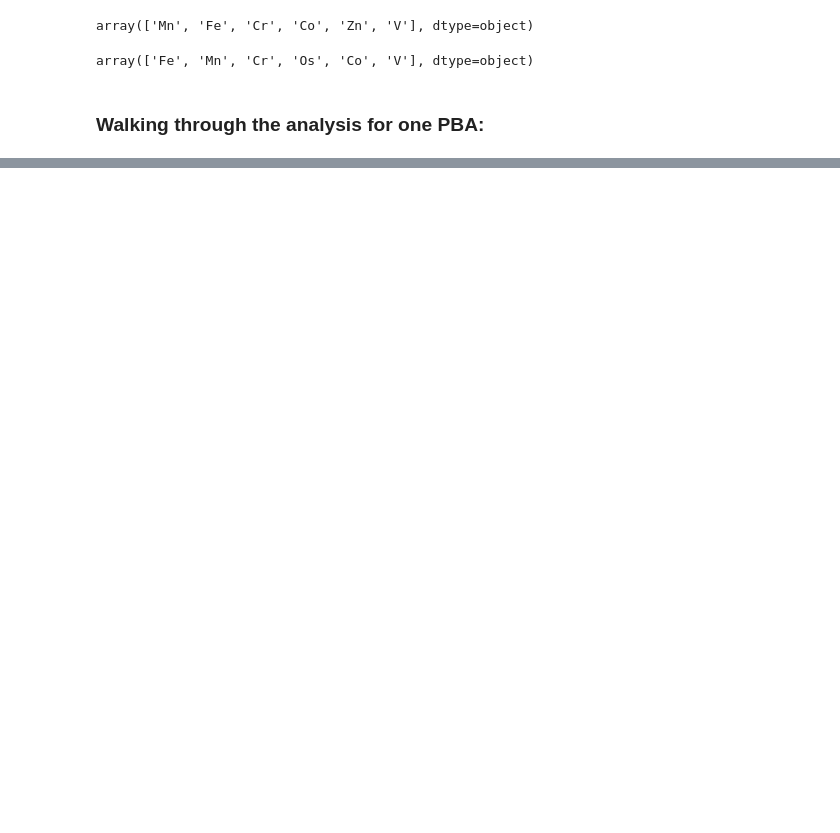
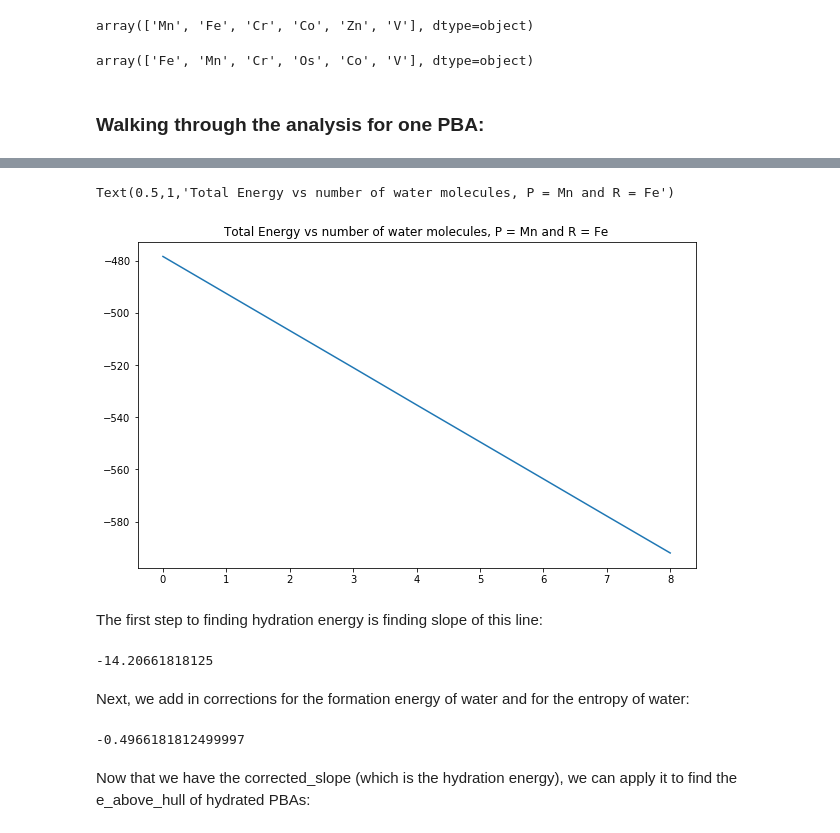
Before and after one commit to ewoodbury/my_pba_analysis, a Jupyter notebook: 04 - Hydration Analysis.ipynb, the cells around one changed output, grey strips where cells are left out. Drawn from its saved outputs; the diff is of its cells as text; code cells hidden in the pictures; blank space fills up the shorter version.

```diff
--- a/04 - Hydration Analysis.ipynb
+++ b/04 - Hydration Analysis.ipynb
@@ -231,3 +280,3 @@ Here, we extract the e_hull, A/P/R atoms, # A atoms, and # water molecules for e
 # %%
-pba_e_hull_df= pd.read_csv('pba_e_hull_df_h2o.csv')
-pba_e_hull_df.drop('Unnamed: 0', axis = 1, inplace = True)
+pba_h2o = pd.read_csv('pba_h2o.csv')
+pba_h2o.drop('Unnamed: 0', axis = 1, inplace = True)
@@ -254,5 +295,3 @@ From this, we see that there are 172 unique structures that contain water molecu
 We will use the e_hull values for the given structures to extrapolate the e_hull values for each PBA at 100% hydration. Using this, we will be able to determine what fraction of the PBAs are stable at 100% hydration.
 
 Note that others have found in previous analyses that e_hull values have a very strong linear relationship with # of water molecules, so extrapolating e_hull values at 100% hydration is a safe method of determining stability.
-# %%
-pba_h2o = pba_e_hull_df[(pba_e_hull_df['n_H2O'] > 0)]
@@ -471,0 +319,4 @@ e_hull_list_h2o
+# %%
+mn_fe = pba_h2o[(pba_h2o['P_atom'] == 'Mn') & (pba_h2o['R_atom'] == 'Fe')]
+mn_fe = mn_fe.sort_values('n_H2O')
+mn_fe
@@ -471,0 +334,25 @@ e_hull_list_h2o
+# %%
+plt.rcParams['figure.figsize'] = [10,6]
+plt.plot(mn_fe['n_H2O'],mn_fe['Energy'])
+plt.title('Total Energy vs number of water molecules, P = Mn and R = Fe')
+# %% [output]
+Text(0.5,1,'Total Energy vs number of water molecules, P = Mn and R = Fe')
+[figure, added]
+# %% [markdown]
+The first step to finding hydration energy is finding slope of this line:
+# %%
+slope = (mn_fe[mn_fe['n_H2O'] == 8]['Energy'].values[0] - mn_fe[mn_fe['n_H2O'] == 0]['Energy'].values[0])/8
+slope #this is the hydration_energy
+# %% [output]
+-14.20661818125
+# %% [markdown]
+Next, we add in corrections for the formation energy of water and for the entropy of water:
+# %%
+h2o_formation_energy = -14.21
+h2o_entropy = 0.5
+corrected_slope = slope - h2o_formation_energy - h2o_entropy
+corrected_slope #in eV
+# %% [output]
+-0.4966181812499997
+# %% [markdown]
+Now that we have the corrected_slope (which is the hydration energy), we can apply it to find the e_above_hull of hydrated PBAs:
```
Also changed, not shown: parts of 61 cells of this notebook.
